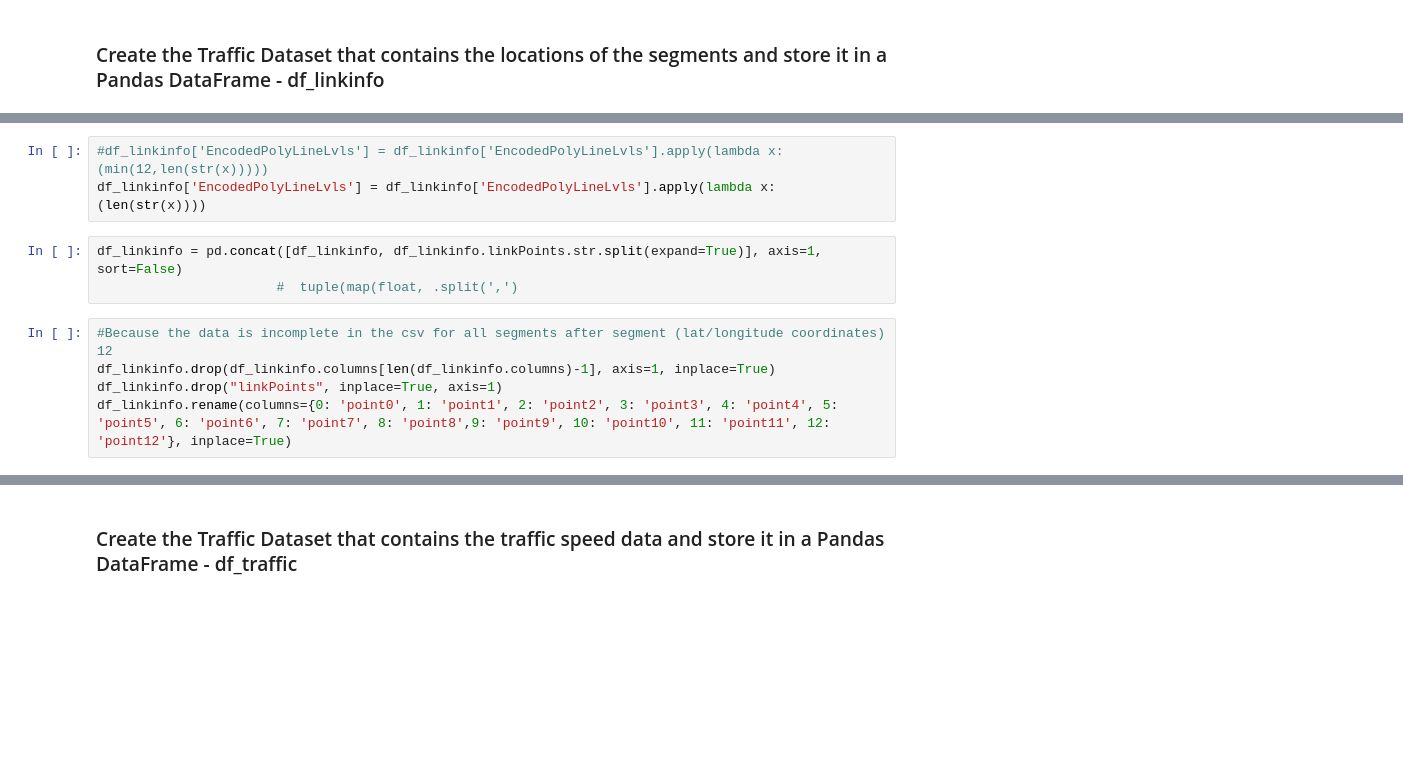
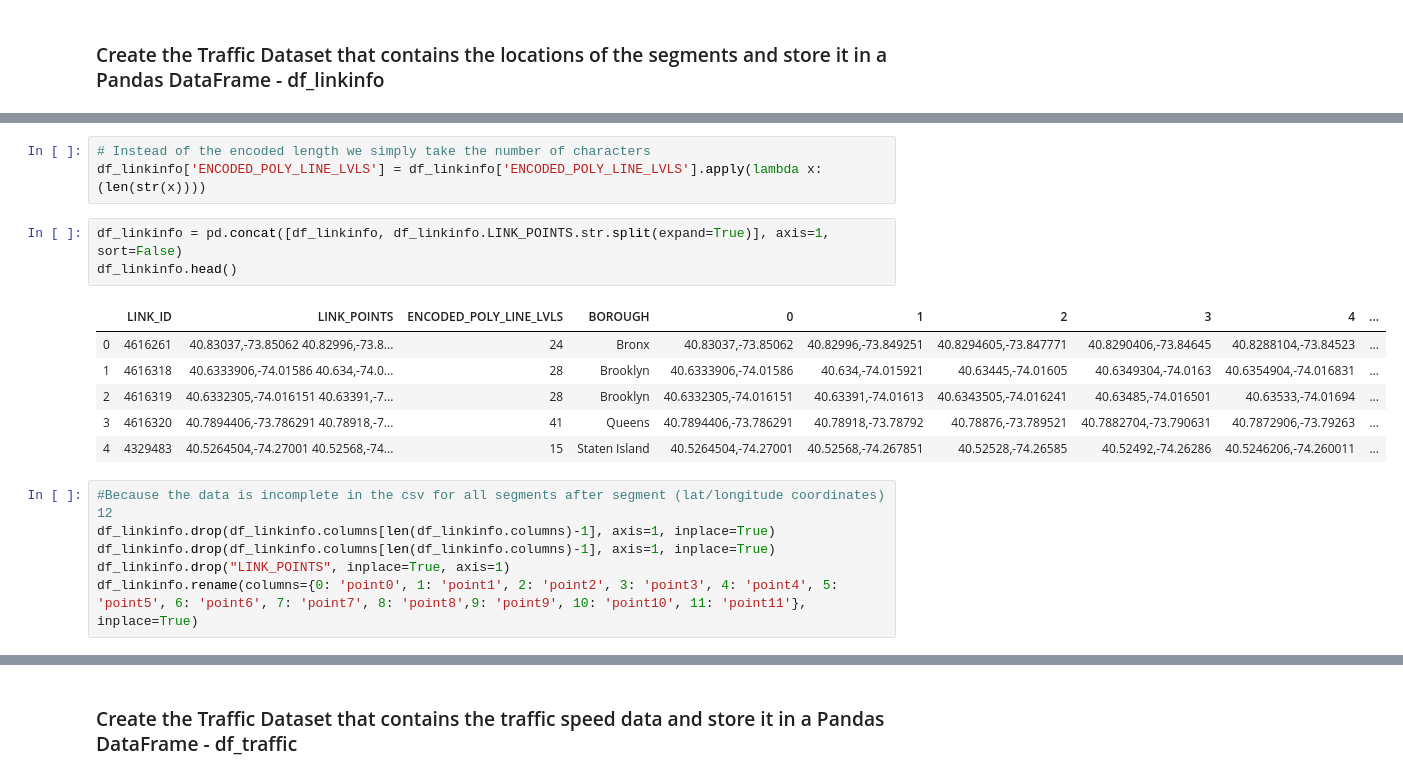
Before and after one commit to sjans1/Data-Science-Capstone, a Jupyter notebook: Data Science Capstone Project NYC.ipynb, the cells around one changed output, grey strips where cells are left out. Cells and saved outputs as stored; diff of their text form; blank space fills up the shorter version.

```diff
--- a/Data Science Capstone Project NYC.ipynb
+++ b/Data Science Capstone Project NYC.ipynb
@@ -198,11 +115,19 @@ df_linkinfo.head()
-# %%
-#df_linkinfo['EncodedPolyLineLvls'] = df_linkinfo['EncodedPolyLineLvls'].apply(lambda x: (min(12,len(str(x)))))
-df_linkinfo['EncodedPolyLineLvls'] = df_linkinfo['EncodedPolyLineLvls'].apply(lambda x: (len(str(x))))
+# %%
+# Instead of the encoded length we simply take the number of characters
+df_linkinfo['ENCODED_POLY_LINE_LVLS'] = df_linkinfo['ENCODED_POLY_LINE_LVLS'].apply(lambda x: (len(str(x))))
 # %%
-df_linkinfo = pd.concat([df_linkinfo, df_linkinfo.linkPoints.str.split(expand=True)], axis=1, sort=False)
-                       #  tuple(map(float, .split(',')
+df_linkinfo = pd.concat([df_linkinfo, df_linkinfo.LINK_POINTS.str.split(expand=True)], axis=1, sort=False)
+df_linkinfo.head()
+# %% [output]
+|  | LINK_ID | LINK_POINTS | ENCODED_POLY_LINE_LVLS | BOROUGH | 0 | 1 | 2 | 3 | 4 | ... |
+| 0 | 4616261 | 40.83037,-73.85062 40.82996,-73.8... | 24 | Bronx | 40.83037,-73.85062 | 40.82996,-73.849251 | 40.8294605,-73.847771 | 40.8290406,-73.84645 | 40.8288104,-73.84523 | ... |
+| 1 | 4616318 | 40.6333906,-74.01586 40.634,-74.0... | 28 | Brooklyn | 40.6333906,-74.01586 | 40.634,-74.015921 | 40.63445,-74.01605 | 40.6349304,-74.0163 | 40.6354904,-74.016831 | ... |
+| 2 | 4616319 | 40.6332305,-74.016151 40.63391,-7... | 28 | Brooklyn | 40.6332305,-74.016151 | 40.63391,-74.01613 | 40.6343505,-74.016241 | 40.63485,-74.016501 | 40.63533,-74.01694 | ... |
+| 3 | 4616320 | 40.7894406,-73.786291 40.78918,-7... | 41 | Queens | 40.7894406,-73.786291 | 40.78918,-73.78792 | 40.78876,-73.789521 | 40.7882704,-73.790631 | 40.7872906,-73.79263 | ... |
+| 4 | 4329483 | 40.5264504,-74.27001 40.52568,-74... | 15 | Staten Island | 40.5264504,-74.27001 | 40.52568,-74.267851 | 40.52528,-74.26585 | 40.52492,-74.26286 | 40.5246206,-74.260011 | ... |
 # %%
 #Because the data is incomplete in the csv for all segments after segment (lat/longitude coordinates) 12
 df_linkinfo.drop(df_linkinfo.columns[len(df_linkinfo.columns)-1], axis=1, inplace=True)
-df_linkinfo.drop("linkPoints", inplace=True, axis=1)
-df_linkinfo.rename(columns={0: 'point0', 1: 'point1', 2: 'point2', 3: 'point3', 4: 'point4', 5: 'point5', 6: 'point6', 7: 'point7', 8: 'point8',9: 'point9', 10: 'point10', 11: 'point11', 12: 'point12'}, inplace=True)
+df_linkinfo.drop(df_linkinfo.columns[len(df_linkinfo.columns)-1], axis=1, inplace=True)
+df_linkinfo.drop("LINK_POINTS", inplace=True, axis=1)
+df_linkinfo.rename(columns={0: 'point0', 1: 'point1', 2: 'point2', 3: 'point3', 4: 'point4', 5: 'point5', 6: 'point6', 7: 'point7', 8: 'point8',9: 'point9', 10: 'point10', 11: 'point11'}, inplace=True)
```
Also changed, not shown: parts of 39 cells of this notebook.
